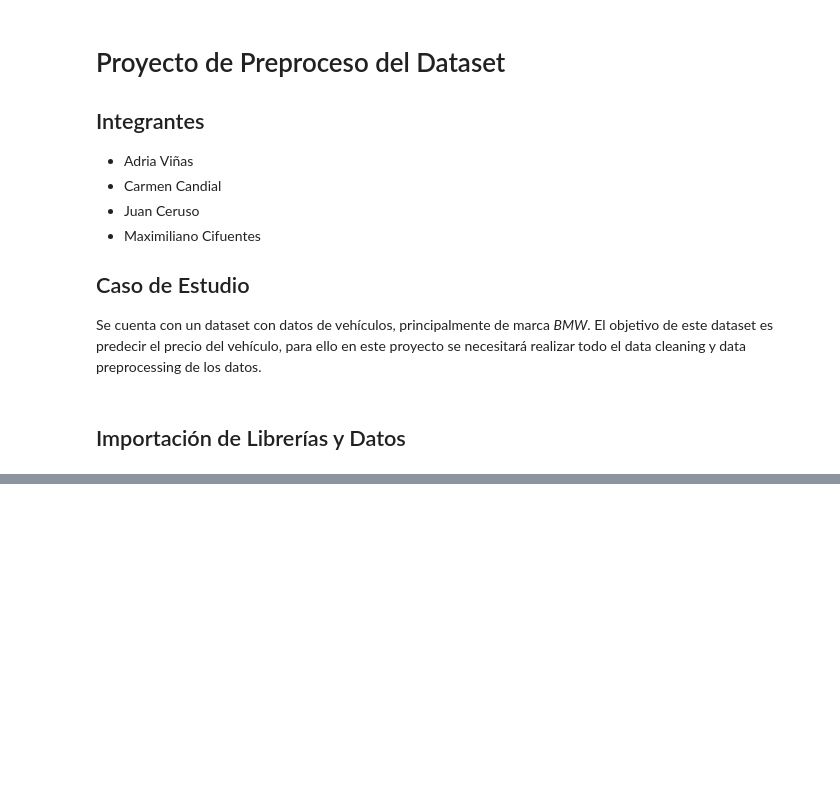
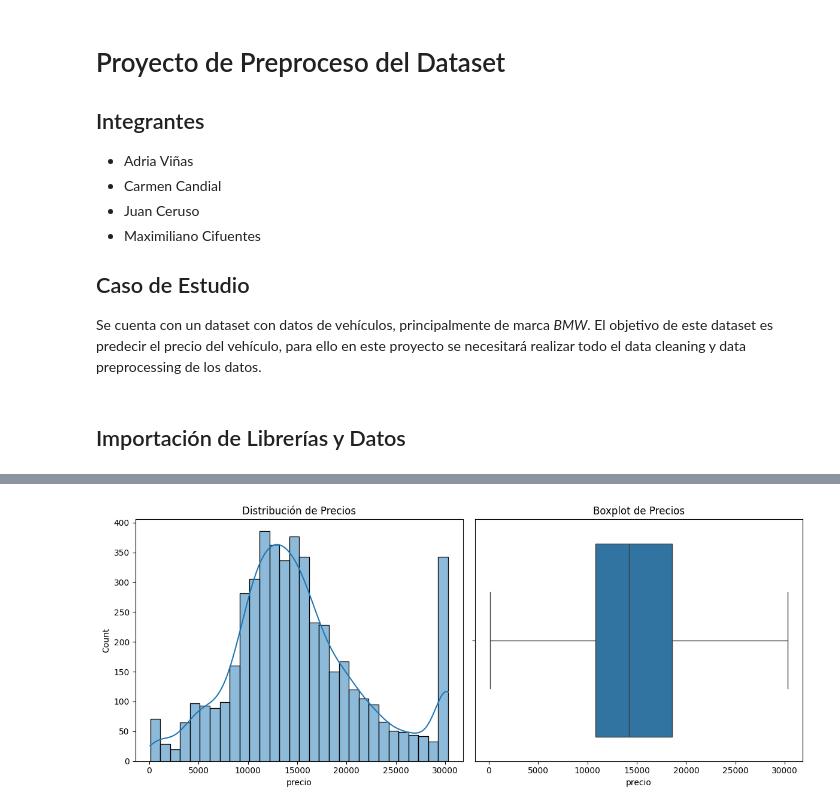
Before and after one commit to JuanCeruso/DataPreparation, a Jupyter notebook: DataPreparation.ipynb, the cells around one changed output, grey strips where cells are left out. Cells and saved outputs as stored; diff of their text form; code cells hidden in the pictures; blank space fills up the shorter version.

```diff
--- a/DataPreparation.ipynb
+++ b/DataPreparation.ipynb
@@ -33,0 +215,23 @@ df_cars.head()
+# %%
+# Aplicamos limites a la variable "precio" para eliminar valores atípicos.
+# Consideramos como límite inferios y superior el Q1 - 1.5*IQR y el Q3 + 1.5*IQR respectivamente.
+# Los valores que se encuentren por debajo del límite inferior o por encima del límite superior serán considerados como valores atípicos y se los igualara a los limites correspondientes.
+Q1 = df_cars["precio"].quantile(0.25)
+Q3 = df_cars["precio"].quantile(0.75)
+IQR = Q3 - Q1
+lower_bound = Q1 - 1.5 * IQR
+upper_bound = Q3 + 1.5 * IQR
+df_cars["precio"] = df_cars["precio"].apply(lambda x: lower_bound if x < lower_bound else (upper_bound if x > upper_bound else x))
+
+# Graficamos la distribución de la variable "precio" utilizando un histograma y un boxplot para identificar posibles valores atípicos.
+plt.figure(figsize=(12, 5))
+plt.subplot(1, 2, 1)
+sns.histplot(df_cars["precio"], bins=30, kde=True)
+plt.title("Distribución de Precios")
+plt.subplot(1, 2, 2)
+sns.boxplot(x=df_cars["precio"])
+plt.title("Boxplot de Precios")
+plt.tight_layout()
+plt.show()
+# %% [output]
+[figure, added]
```
Also changed, not shown: parts of 24 cells of this notebook, 1 other file.
